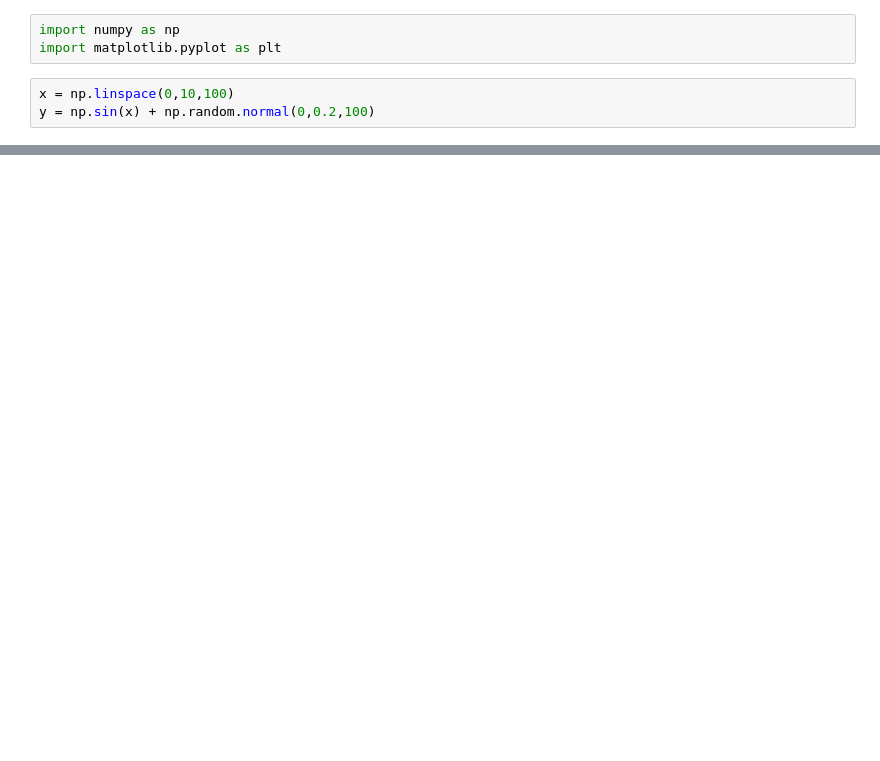
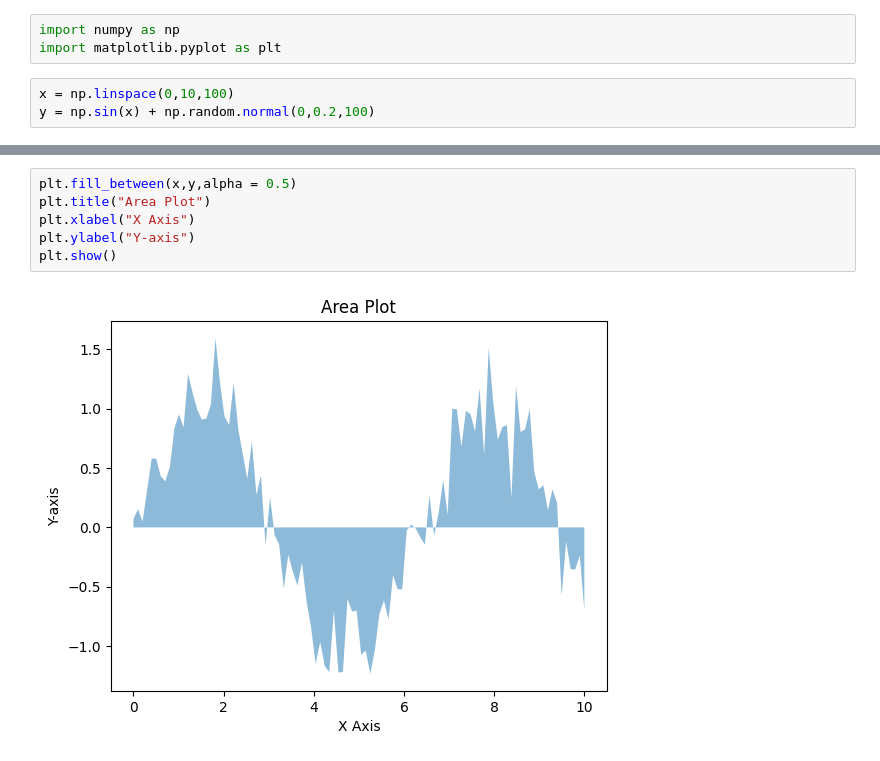
Before and after one commit to Andre270203/Python-data-science, a Jupyter notebook: Matplotlib_Course.ipynb, the cells around one changed output, grey strips where cells are left out. Saved outputs shown, nothing was run; the diff lists cells and outputs as text; blank space fills up the shorter version.

```diff
--- a/Matplotlib_Course.ipynb
+++ b/Matplotlib_Course.ipynb
@@ -22,0 +52,8 @@ plt.show()
+# %%
+plt.fill_between(x,y,alpha = 0.5)
+plt.title("Area Plot")
+plt.xlabel("X Axis")
+plt.ylabel("Y-axis")
+plt.show()
+# %% [output]
+[figure, added]
```
Also changed, not shown: parts of 16 cells of this notebook.
